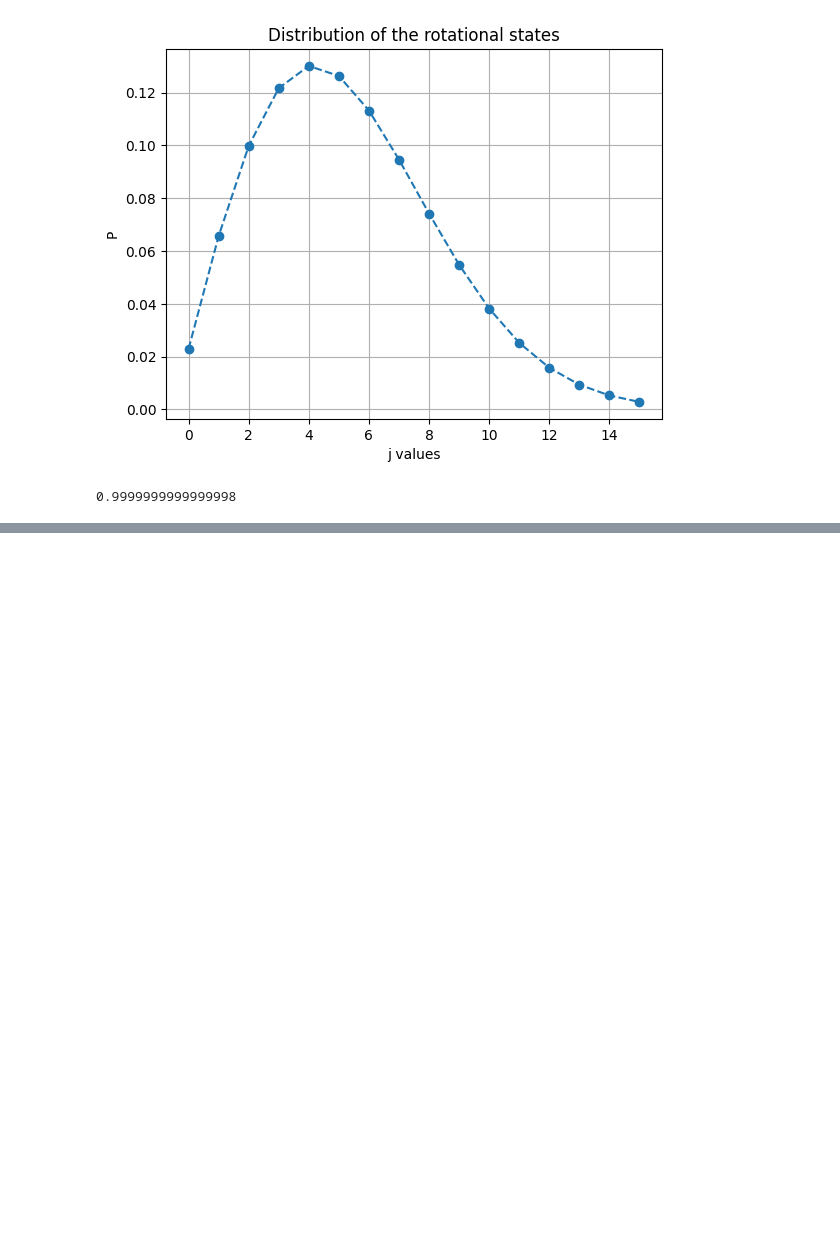
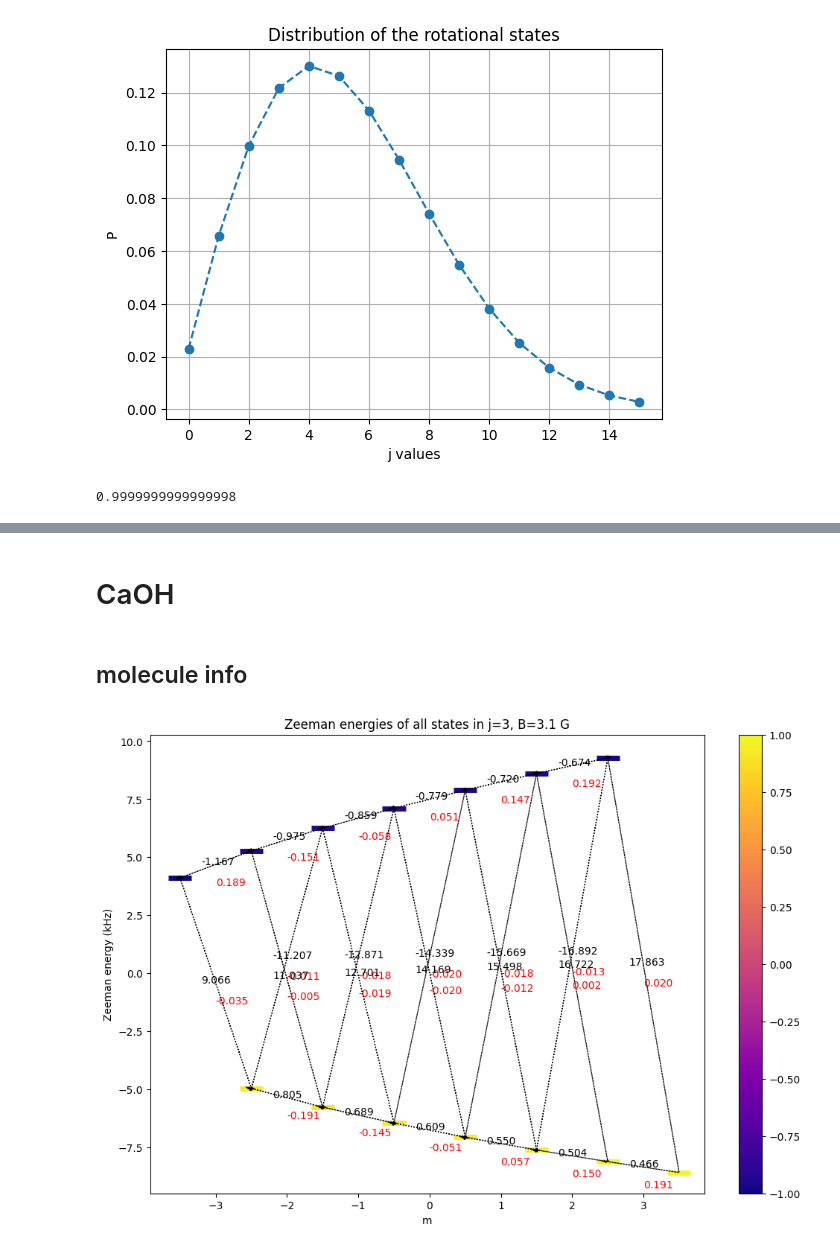
Before and after one commit to sdracia/master-thesis, a Jupyter notebook: usage.ipynb, the cells around one changed output, grey strips where cells are left out. Saved outputs shown, nothing was run; the diff lists cells and outputs as text; code cells hidden in the pictures; blank space fills up the shorter version.

```diff
--- a/usage.ipynb
+++ b/usage.ipynb
@@ -28,0 +97,10 @@ print(total_prob)
+# %% [markdown]
+# CaOH
+# %% [markdown]
+## molecule info
+# %%
+caoh = CaOH.from_file(b_field_gauss=3.1, j_max=50)
+
+caoh.plot_zeeman_levels(3)
+# %% [output]
+[figure, added]
```
Also changed, not shown: parts of 5 cells of this notebook, 8 other files.
